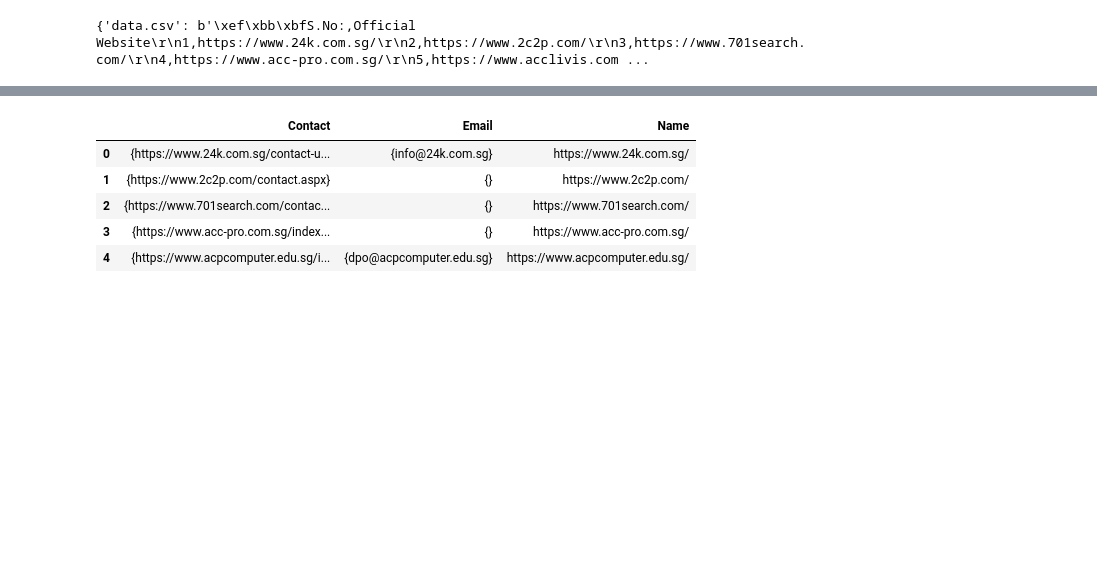
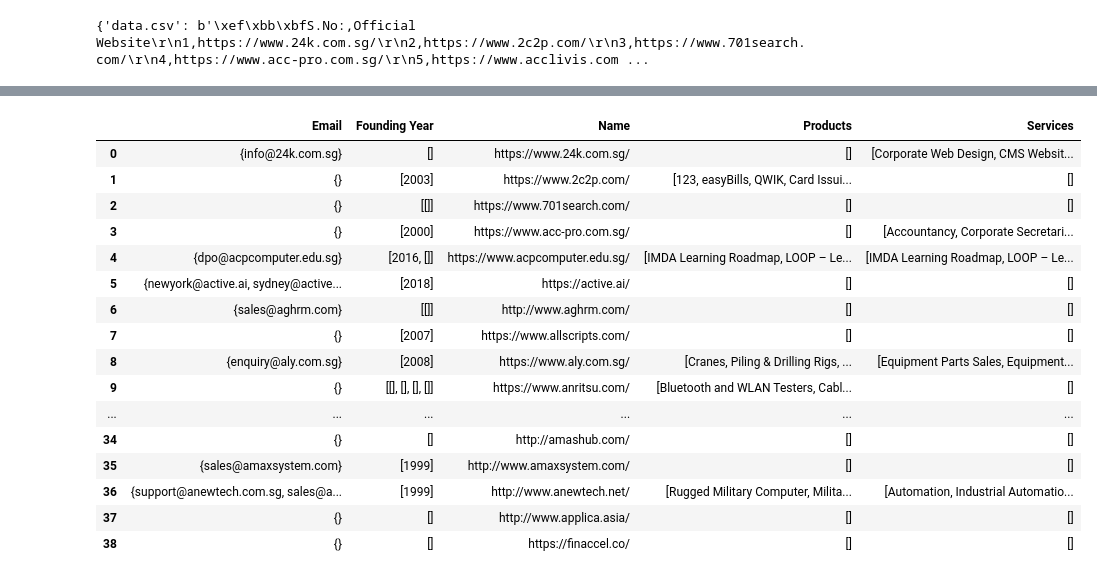
Before and after one commit to chinyan/Web-Scraping, a Jupyter notebook: scraper.ipynb, the cells around one changed output, grey strips where cells are left out. Saved outputs shown, nothing was run; the diff lists cells and outputs as text; code cells hidden in the pictures; blank space fills up the shorter version.

```diff
--- a/scraper.ipynb
+++ b/scraper.ipynb
@@ -66,6 +65,7 @@ def contact(url):
     data = {}
     link = []
     mail = []
+    tel = []
 
     for c in soup.find_all('a'):
         if c.string == 'Contact' or c.string == 'Contact Us':
@@ -81,8 +81,6 @@ def contact(url):
     for k in set(link):
         mail.append(email(k))
 
-
     data['Name'] = url
-    data['Contact'] = set(link)
     data['Email'] = set(item for sublist in mail for item in sublist)
     return data
@@ -89,10 +134,41 @@ def contact(url):
+# %%
+def about(url):
+    response = requests.get(url)
+    html = response.text
+    soup = BeautifulSoup(html, 'html.parser')
+    data = {}
+    link = []
+    year = []
+
+    for c in soup.find_all('a', href=True):
+        if 'About' in str(c.string):
+            if 'http' in c.get('href'):
+                link.append(c.get('href'))
+            else:
+                link.append(url+ (c.get('href')[1:] if c.get('href')[0]=='/' else c.get('href')))
+
+    for k in set(link):
+        year.append(foundingyear(k))
+
+    data['Founding Year'] = year
+    return data
 # %%
-article_datas = []
+a = []
+b = []
+c = []
+
 index = 0
 
 for url in article_urls:
     print(f'{index}. Downloading details from {url}')
-    article_datas.append(contact(url))
+
+    #About - Founding Year
+    a.append(about(url))
+    #Business Operations - Products, Services
+    b.append(bizops(url))
+    #Contact - Email
+    c.append(contact(url))
+
     index = index + 1
 # %% [output]
 0. Downloading details from https://www.24k.com.sg/
@@ -112,13 +188,28 @@ for url in article_urls:
 36. Downloading details from http://www.anewtech.net/
 37. Downloading details from http://www.applica.asia/
 38. Downloading details from https://finaccel.co/
+# %%
+article_datas = []
+for i in range(len(article_urls)):
+    article_datas.append({**a[i], **b[i], **c[i]})
 # %%
 df = pd.DataFrame(article_datas)
-df.head()
+df
 # %% [output]
-|  | Contact | Email | Name |
-| 0 | {https://www.24k.com.sg/contact-u... | {info@24k.com.sg} | https://www.24k.com.sg/ |
-| 1 | {https://www.2c2p.com/contact.aspx} | {} | https://www.2c2p.com/ |
-| 2 | {https://www.701search.com/contac... | {} | https://www.701search.com/ |
-| 3 | {https://www.acc-pro.com.sg/index... | {} | https://www.acc-pro.com.sg/ |
-| 4 | {https://www.acpcomputer.edu.sg/i... | {dpo@acpcomputer.edu.sg} | https://www.acpcomputer.edu.sg/ |
+|  | Email | Founding Year | Name | Products | Services |
+| 0 | {info@24k.com.sg} | [] | https://www.24k.com.sg/ | [] | [Corporate Web Design, CMS Websit... |
+| 1 | {} | [2003] | https://www.2c2p.com/ | [123, easyBills, QWIK, Card Issui... | [] |
+| 2 | {} | [[]] | https://www.701search.com/ | [] | [] |
+| 3 | {} | [2000] | https://www.acc-pro.com.sg/ | [] | [Accountancy, Corporate Secretari... |
+| 4 | {dpo@acpcomputer.edu.sg} | [2016, []] | https://www.acpcomputer.edu.sg/ | [IMDA Learning Roadmap, LOOP – Le... | [IMDA Learning Roadmap, LOOP – Le... |
+| 5 | {newyork@active.ai, sydney@active... | [2018] | https://active.ai/ | [] | [] |
+| 6 | {sales@aghrm.com} | [[]] | http://www.aghrm.com/ | [] | [] |
+| 7 | {} | [2007] | https://www.allscripts.com/ | [] | [] |
+| 8 | {enquiry@aly.com.sg} | [2008] | https://www.aly.com.sg/ | [Cranes, Piling & Drilling Rigs, ... | [Equipment Parts Sales, Equipment... |
+| 9 | {} | [[], [], [], []] | https://www.anritsu.com/ | [Bluetooth and WLAN Testers, Cabl... | [] |
+| ... | ... | ... | ... | ... | ... |
+| 34 | {} | [] | http://amashub.com/ | [] | [] |
+| 35 | {sales@amaxsystem.com} | [1999] | http://www.amaxsystem.com/ | [] | [] |
+| 36 | {support@anewtech.com.sg, sales@a... | [1999] | http://www.anewtech.net/ | [Rugged Military Computer, Milita... | [Automation, Industrial Automatio... |
+| 37 | {} | [] | http://www.applica.asia/ | [] | [] |
+| 38 | {} | [] | https://finaccel.co/ | [] | [] |
```
Also changed, not shown: parts of 8 cells of this notebook.
